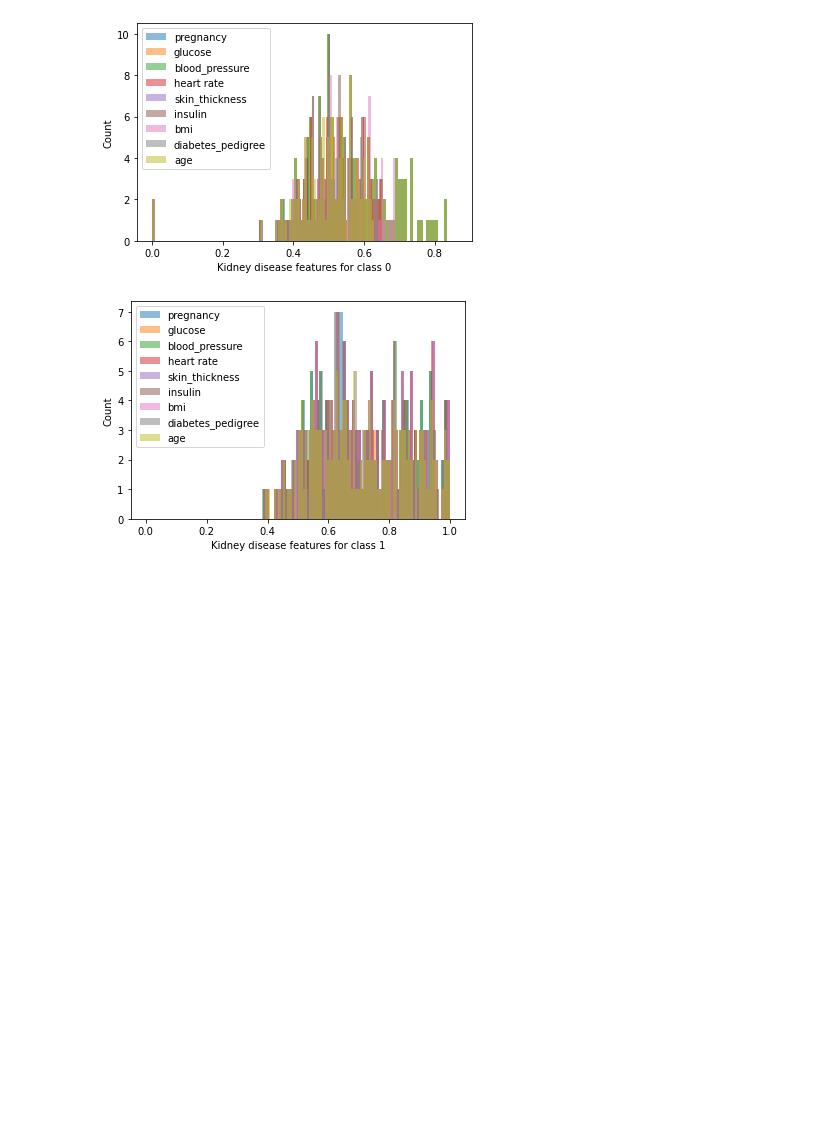
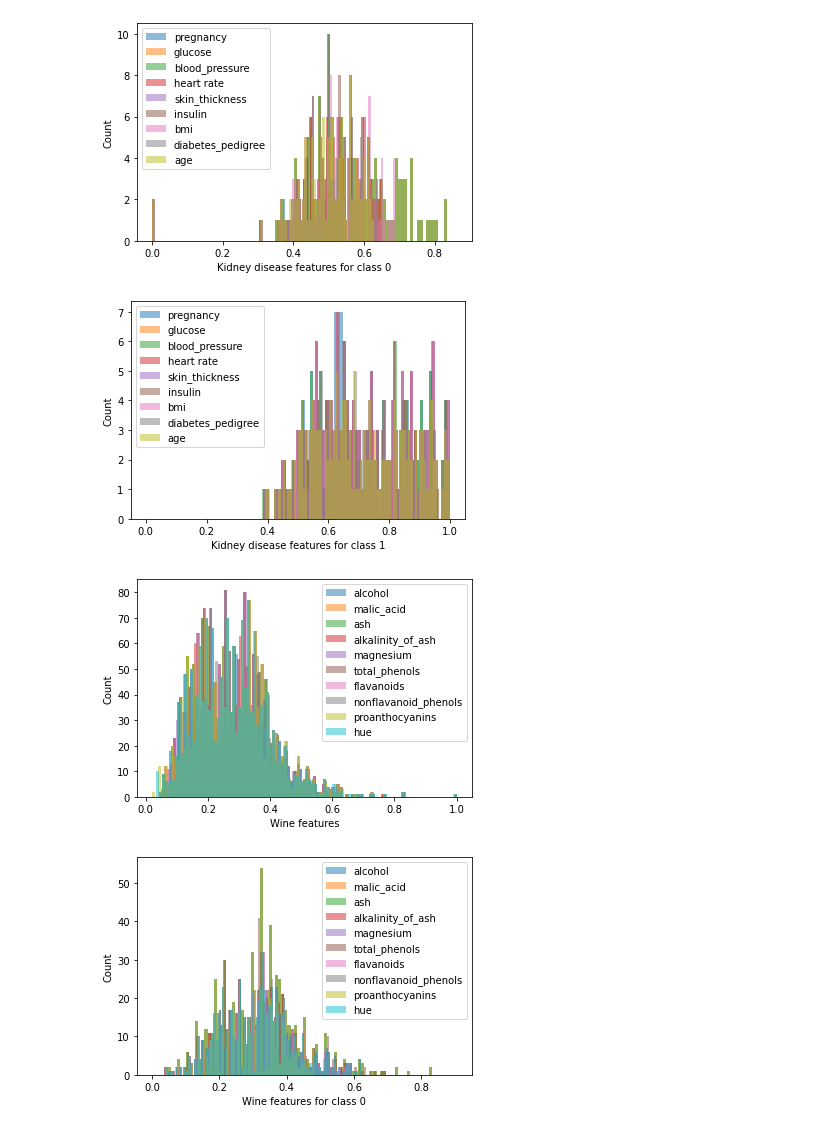
Before and after one commit to alymo8/Ecse551Assignments, a Jupyter notebook: A1/Kidney Disease.ipynb, the cells around one changed output. Cells and saved outputs as stored; diff of their text form; code cells hidden in the pictures; blank space fills up the shorter version.

```diff
--- a/A1/Kidney Disease.ipynb
+++ b/A1/Kidney Disease.ipynb
@@ -27,4 +42,6 @@ plt.show()
 # %%
-labels = ['pregnancy', 'glucose', 'blood_pressure', 'heart rate',
+labels_k = ['pregnancy', 'glucose', 'blood_pressure', 'heart rate',
               'skin_thickness', 'insulin', 'bmi', 'diabetes_pedigree', 'age']
+labels_w = ['alcohol', 'malic_acid', 'ash', 'alkalinity_of_ash',
+              'magnesium', 'total_phenols', 'flavanoids', 'nonflavanoid_phenols', 'proanthocyanins', 'hue']
 # %%
@@ -33,28 +52,55 @@ class1 = kidney_df[kidney_df[:,9] == 1]
 # %%
 for i in range(len(kidney_df[0])-1):
   bins = np.linspace(min(kidney_df[i,:]), max(kidney_df[i,:]), 100)
-  plt.hist(kidney_df[:,1], bins, alpha = 0.5, label = (labels[i]))
+  plt.hist(kidney_df[:,1], bins, alpha = 0.5, label = (labels_k[i]))
   plt.xlabel('Kidney disease features')
   plt.ylabel('Count')
   plt.legend(loc='upper left')
 plt.show()
 
-for i in range(len(class0[0])-1):
-  bins = np.linspace(min(class0[i,:]), max(class0[i,:]), 100)
-  plt.hist(class0[:,1], bins, alpha = 0.5, label = (labels[i]))
+for i in range(len(class0_k[0])-1):
+  bins = np.linspace(min(class0_k[i,:]), max(class0_k[i,:]), 100)
+  plt.hist(class0_k[:,1], bins, alpha = 0.5, label = (labels_k[i]))
   plt.xlabel('Kidney disease features for class 0')
   plt.ylabel('Count')
   plt.legend(loc='upper left')
 plt.show()
 
-for i in range(len(class1[0])-1):
-  bins = np.linspace(min(class1[i,:]), max(class1[i,:]), 100)
-  plt.hist(class1[:,1], bins, alpha = 0.5, label = (labels[i]))
+for i in range(len(class1_k[0])-1):
+  bins = np.linspace(min(class1_k[i,:]), max(class1_k[i,:]), 100)
+  plt.hist(class1_k[:,1], bins, alpha = 0.5, label = (labels_k[i]))
   plt.xlabel('Kidney disease features for class 1')
   plt.ylabel('Count')
   plt.legend(loc='upper left')
 plt.show()
+
+
+for i in range(len(wine_df[0])-1):
+  bins = np.linspace(min(wine_df[i,:]), max(wine_df[i,:]), 100)                 #100 sample for each feature divided equaly between maximum and minimum values for each feature
+  plt.hist(wine_df[:,1], bins, alpha = 0.5, label = (labels_w[i]))
+  plt.xlabel('Wine features')
+  plt.ylabel('Count')
+  plt.legend(loc='upper right')
+plt.show()
+
+for i in range(len(class0_w[0])-1):
+  bins = np.linspace(min(class0_w[i,:]), max(class0_w[i,:]), 100)                 #100 sample for each feature divided equaly between maximum and minimum values for each feature
+  plt.hist(class0_w[:,1], bins, alpha = 0.5, label = (labels_w[i]))
+  plt.xlabel('Wine features for class 0')
+  plt.ylabel('Count')
+  plt.legend(loc='upper right')
+plt.show()
+
+for i in range(len(class1_w[0])-1):
+  bins = np.linspace(min(class1_w[i,:]), max(class1_w[i,:]), 100)                 #100 sample for each feature divided equaly between maximum and minimum values for each feature
+  plt.hist(class1_w[:,1], bins, alpha = 0.5, label = (labels_w[i]))
+  plt.xlabel('Wine features for class 1')
+  plt.ylabel('Count')
+  plt.legend(loc='upper right')
+plt.show()
 # %% [output]
 [figure]
 [figure]
 [figure]
+[figure, added]
+[figure, added]
```
Also changed, not shown: parts of 22 cells of this notebook.
